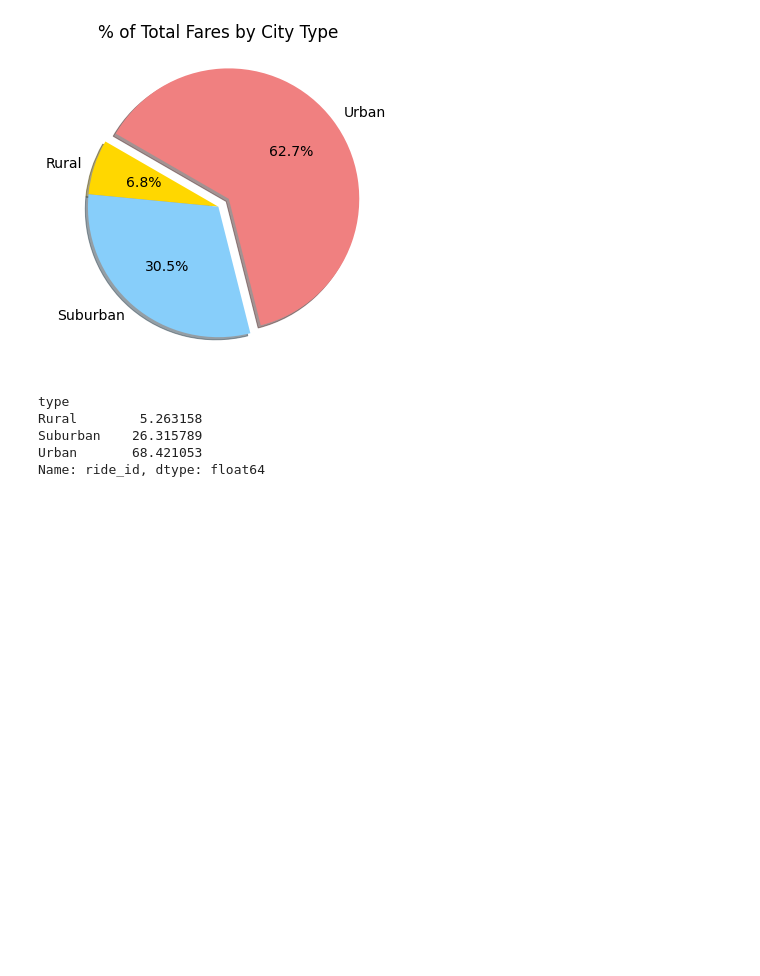
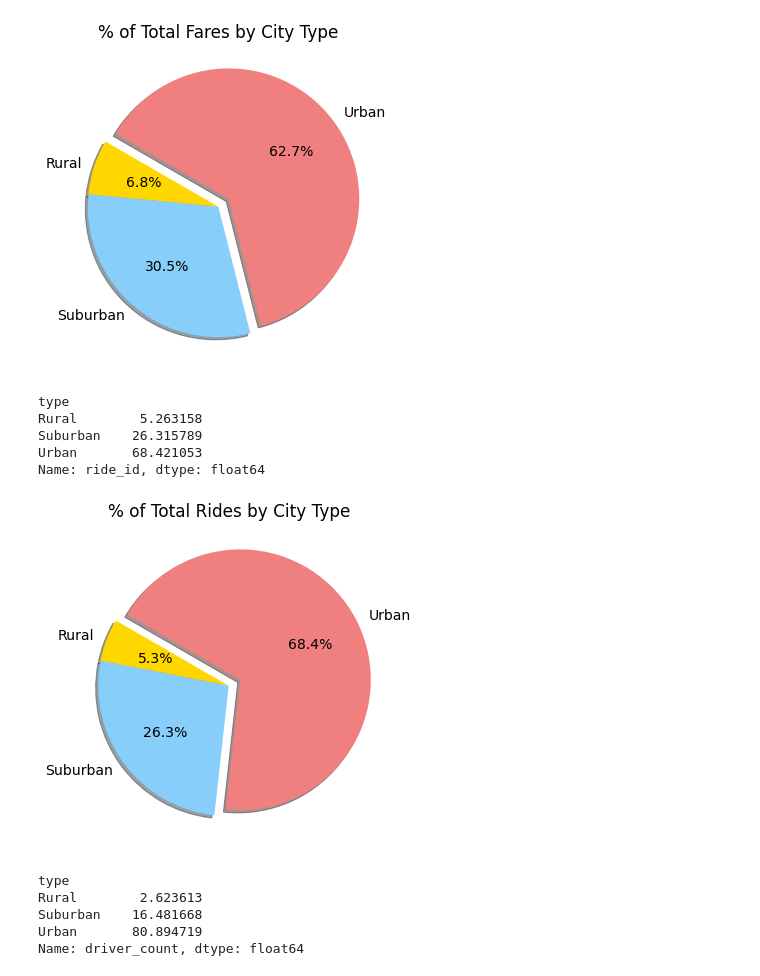
Before and after one commit to ChristineGendron/PyBer_Analysis, a Jupyter notebook: PyBer.ipynb, the cells around one changed output. Saved outputs shown, nothing was run; the diff lists cells and outputs as text; code cells hidden in the pictures; blank space fills up the shorter version.

Commit message:
finished pie charts

```diff
--- a/PyBer.ipynb
+++ b/PyBer.ipynb
@@ -642,25 +642,37 @@ Name: ride_id, dtype: float64
 # %%
 # Build percentage of rides by city type pie chart.
 
 plt.subplots(figsize=(10, 6))
 
-plt.pie(type_percents,
+plt.pie(ride_percents,
         labels=["Rural", "Suburban", "Urban"],
        colors=["gold", "lightskyblue", "lightcoral"],
        explode=[0, 0, 0.1],
         autopct="%1.1f%%",
         shadow=True,
         startangle=150
        )
 
 plt.title("% of Total Rides by City Type")
 
 # Change the default font size from 10 to 14.
 
 mpl.rcParams["font.size"] = 14
 
 # Save Figure
-plt.savefig("analysis/Fig5.png")
+plt.savefig("analysis/Fig6.png")
 
 # Show Figure
 plt.show()
+# %% [output]
+[figure, added]
+# %%
+driver_percents = city_data_df.groupby(["type"]).sum()["driver_count"] / city_data_df["driver_count"].sum() * 100
+
+driver_percents
+# %% [output]
+type
+Rural        2.623613
+Suburban    16.481668
+Urban       80.894719
+Name: driver_count, dtype: float64
```
Also changed, not shown: parts of 1 cell of this notebook, 1 other file.
